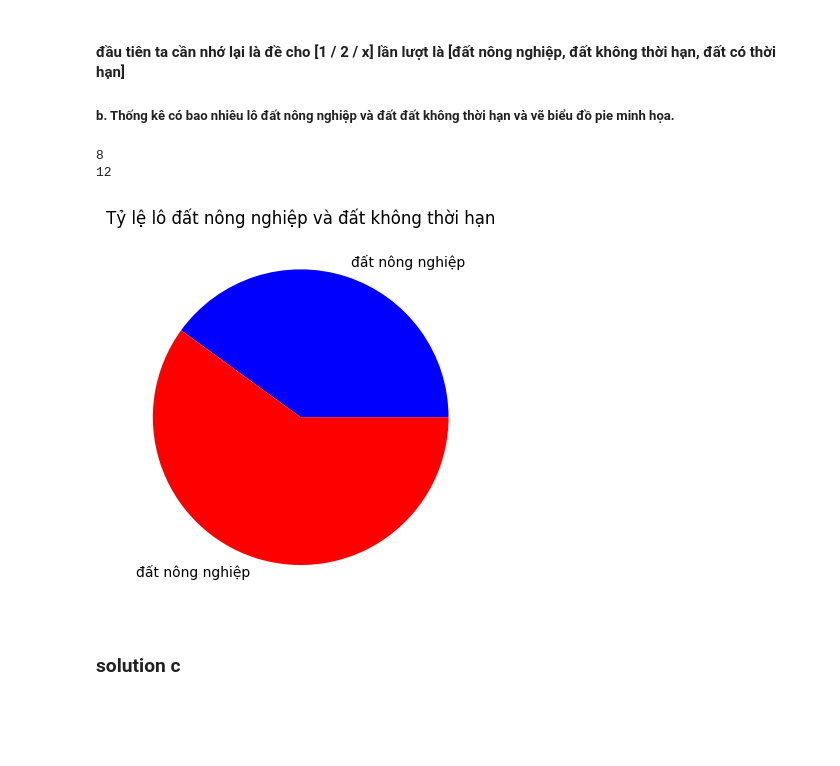
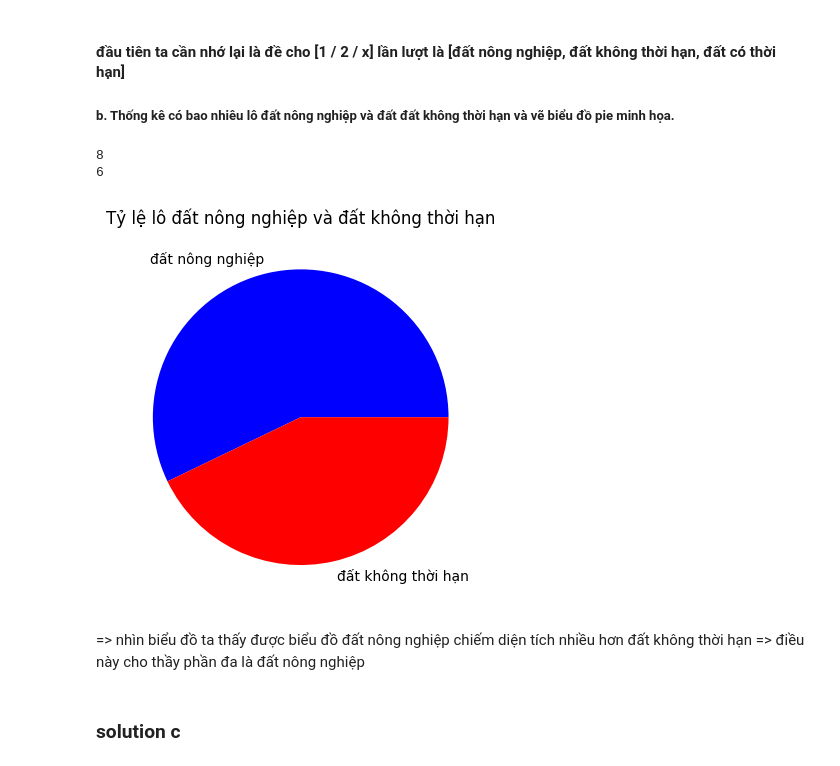
Before and after one commit to sjsjsmsmsj/TKMT, a Jupyter notebook: OnThiGiuaKi/De1/LoiGiai.ipynb, the cells around one changed output. Drawn from its saved outputs; the diff is of its cells as text; code cells hidden in the pictures; blank space fills up the shorter version.

```diff
--- a/OnThiGiuaKi/De1/LoiGiai.ipynb
+++ b/OnThiGiuaKi/De1/LoiGiai.ipynb
@@ -53,13 +53,13 @@ số cột: 4
 ##### b. Thống kê có bao nhiêu lô đất nông nghiệp và đất đất không thời hạn và vẽ biểu đồ pie minh họa.
 # %%
 # lưu trữ các biến để biết đất nông nghiệp và đất không thời hạn
-dat_nong_nghiep = dat[dat['LoaiDat'] == 1]['LoaiDat'].sum()
-dat_kth = dat[dat['LoaiDat'] == 2]['LoaiDat'].sum()
+dat_nong_nghiep = dat[dat['LoaiDat'] == 1]['LoaiDat'].count()
+dat_kth = dat[dat['LoaiDat'] == 2]['LoaiDat'].count()
 print(dat_nong_nghiep)
 print(dat_kth)
 # %% [output]
 8
-12
+6
 # %%
 # muốn vẽ biểu đồ thì trước hết nhớ lại là:
 # chỉ có biểu đồ [hist, boxplot, pie] là cần truyền vào 1 biến
@@ -69,11 +69,14 @@ print(dat_kth)
 # => bởi vì biểu đồ pie nên ta cần truyền vào 2 biến số
 # %%
 import matplotlib.pyplot as plt
-plt.pie([dat_nong_nghiep, dat_kth], labels=['đất nông nghiệp', 'đất nông nghiệp'], colors=['blue', 'red'])
+plt.pie([dat_nong_nghiep, dat_kth], labels=['đất nông nghiệp', 'đất không thời hạn'], colors=['blue', 'red'])
 plt.title("Tỷ lệ lô đất nông nghiệp và đất không thời hạn")
 plt.show()
 # %% [output]
-[figure, old version]
+[figure, new version]
+# %% [markdown]
+=> nhìn biểu đồ ta thấy được biểu đồ đất nông nghiệp chiếm diện tích nhiều hơn đất không thời hạn
+=> điều này cho thầy phần đa là đất nông nghiệp
 # %% [markdown]
 ### solution c
 # %% [markdown]
```
Also changed, not shown: parts of 3 cells of this notebook, 6 other files.
